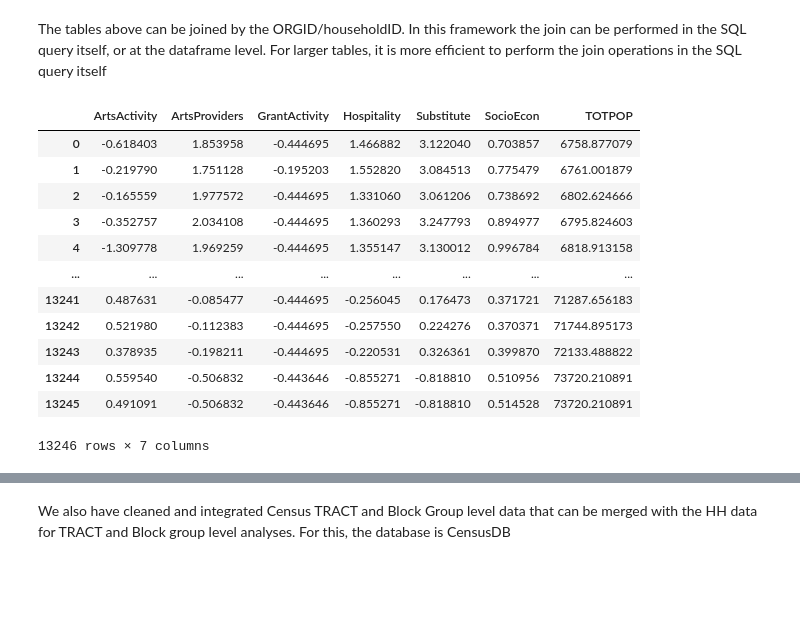
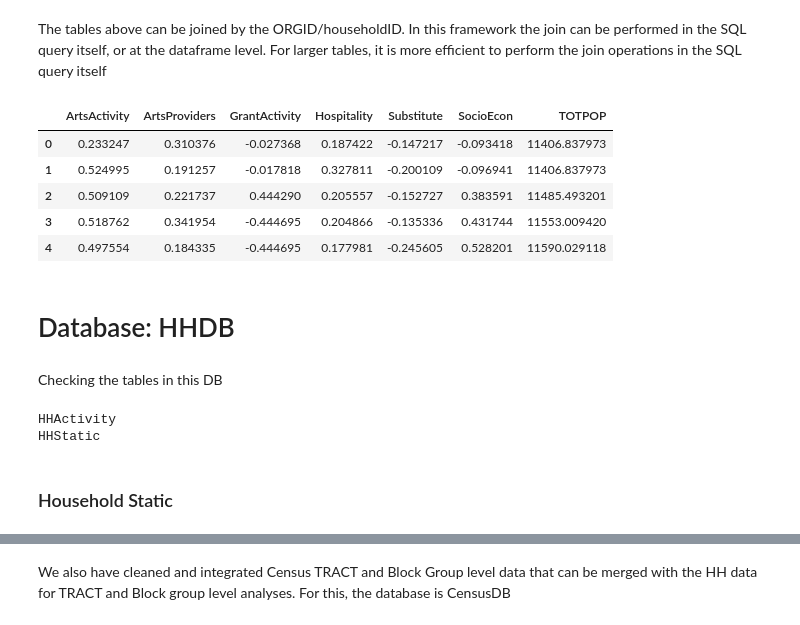
Before and after one commit to gdhungana/cdp-proc, a Jupyter notebook: docs/HH_Census_datasets_DataArts.ipynb, the cells around one changed output, grey strips where cells are left out. Cells and saved outputs as stored; diff of their text form; code cells hidden in the pictures; blank space fills up the shorter version.

```diff
--- a/docs/HH_Census_datasets_DataArts.ipynb
+++ b/docs/HH_Census_datasets_DataArts.ipynb
@@ -22,14 +22,14 @@ hhpwd=os.environ['HHPWD']
 #- in python one can use pyodbc or create an engine using sqlalchemy
 driver='/usr/local/lib/libmsodbcsql.17.dylib' #- local odbc drive
 server='129.119.63.219'
-dbname='HHDB'
+dbname='OrgDB'
 port=1433
-cnxnHH=pyodbc.connect(driver=driver,server=server,database=dbname,uid=hhuid,\
+cnxnOrg=pyodbc.connect(driver=driver,server=server,database=dbname,uid=hhuid,\
                        pwd=hhpwd,port=port)
 # %% [markdown]
 Check the tables in the database
 # %%
-cursor = cnxnHH.cursor()
+cursor = cnxnOrg.cursor()
 for row in cursor.tables(tableType='TABLE'):
     if row[1]=='dbo': #- avoiding system tables
         print(row[2])
@@ -219,7 +143,7 @@ HHOrgCompany Table consists of 411 variables with OrgID, year and the the remain
 # %%
-#Load the HH ORg company data
-sqlquery='select * from HHOrgCompany'
-HHcompDF=load_data(cnxnHH,sqlquery)
+#Load the HH ORg data
+sqlquery='select * from HHOrgData'
+HHcompDF=load_data(cnxnOrg,sqlquery)
 HHcompDF.head()
 # %% [output]
 |  | OrgID | year | CNTART | MKTADV | ARTSATCD | FRATNDTO | PDATND | ALLATTTO | BOARDCD | TRUSTNCD | ... | ... |
@@ -266,18 +190,13 @@ plt.show()
 # %% [markdown]
 The tables above can be joined by the ORGID/householdID. In this framework the join can be performed in the SQL query itself, or at the dataframe level. For larger tables, it is more efficient to perform the join operations in the SQL query itself
 # %%
-HHcomp_subset
+HHcomp_subset.head()
 # %% [output]
 |  | ArtsActivity | ArtsProviders | GrantActivity | Hospitality | Substitute | SocioEcon | TOTPOP |
-| 0 | -0.618403 | 1.853958 | -0.444695 | 1.466882 | 3.122040 | 0.703857 | 6758.877079 |
-| 1 | -0.219790 | 1.751128 | -0.195203 | 1.552820 | 3.084513 | 0.775479 | 6761.001879 |
-| 2 | -0.165559 | 1.977572 | -0.444695 | 1.331060 | 3.061206 | 0.738692 | 6802.624666 |
-| 3 | -0.352757 | 2.034108 | -0.444695 | 1.360293 | 3.247793 | 0.894977 | 6795.824603 |
-| 4 | -1.309778 | 1.969259 | -0.444695 | 1.355147 | 3.130012 | 0.996784 | 6818.913158 |
-| ... | ... | ... | ... | ... | ... | ... | ... |
-| 13241 | 0.487631 | -0.085477 | -0.444695 | -0.256045 | 0.176473 | 0.371721 | 71287.656183 |
-| 13242 | 0.521980 | -0.112383 | -0.444695 | -0.257550 | 0.224276 | 0.370371 | 71744.895173 |
-| 13243 | 0.378935 | -0.198211 | -0.444695 | -0.220531 | 0.326361 | 0.399870 | 72133.488822 |
-| 13244 | 0.559540 | -0.506832 | -0.443646 | -0.855271 | -0.818810 | 0.510956 | 73720.210891 |
-| 13245 | 0.491091 | -0.506832 | -0.443646 | -0.855271 | -0.818810 | 0.514528 | 73720.210891 |
+| 0 | 0.233247 | 0.310376 | -0.027368 | 0.187422 | -0.147217 | -0.093418 | 11406.837973 |
+| 1 | 0.524995 | 0.191257 | -0.017818 | 0.327811 | -0.200109 | -0.096941 | 11406.837973 |
+| 2 | 0.509109 | 0.221737 | 0.444290 | 0.205557 | -0.152727 | 0.383591 | 11485.493201 |
+| 3 | 0.518762 | 0.341954 | -0.444695 | 0.204866 | -0.135336 | 0.431744 | 11553.009420 |
+| 4 | 0.497554 | 0.184335 | -0.444695 | 0.177981 | -0.245605 | 0.528201 | 11590.029118 |
-13246 rows × 7 columns
+# %% [markdown]
+# Database: HHDB
@@ -283,0 +207,12 @@ HHcomp_subset
+# %% [markdown]
+Checking the tables in this DB
+# %%
+cursor = cnxnHH.cursor()
+for row in cursor.tables(tableType='TABLE'):
+    if row[1]=='dbo': #- avoiding system tables
+        print(row[2])
+# %% [output]
+HHActivity
+HHStatic
+# %% [markdown]
+### Household Static
```
Also changed, not shown: parts of 36 cells of this notebook, 1 other file.
